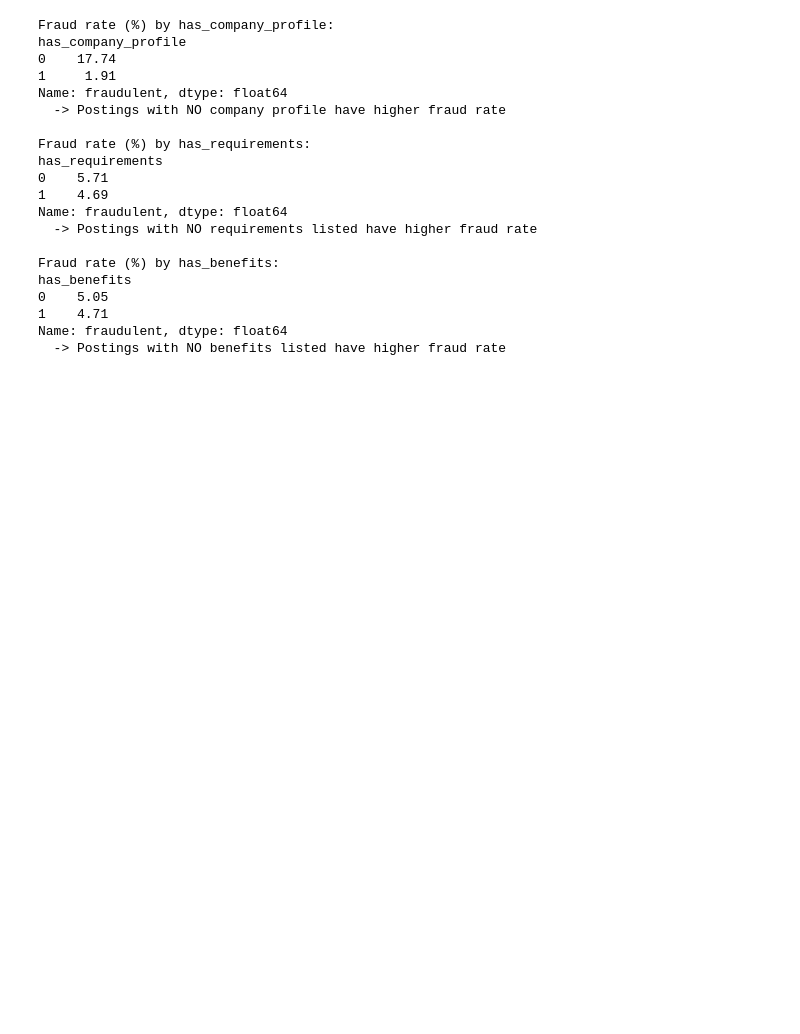
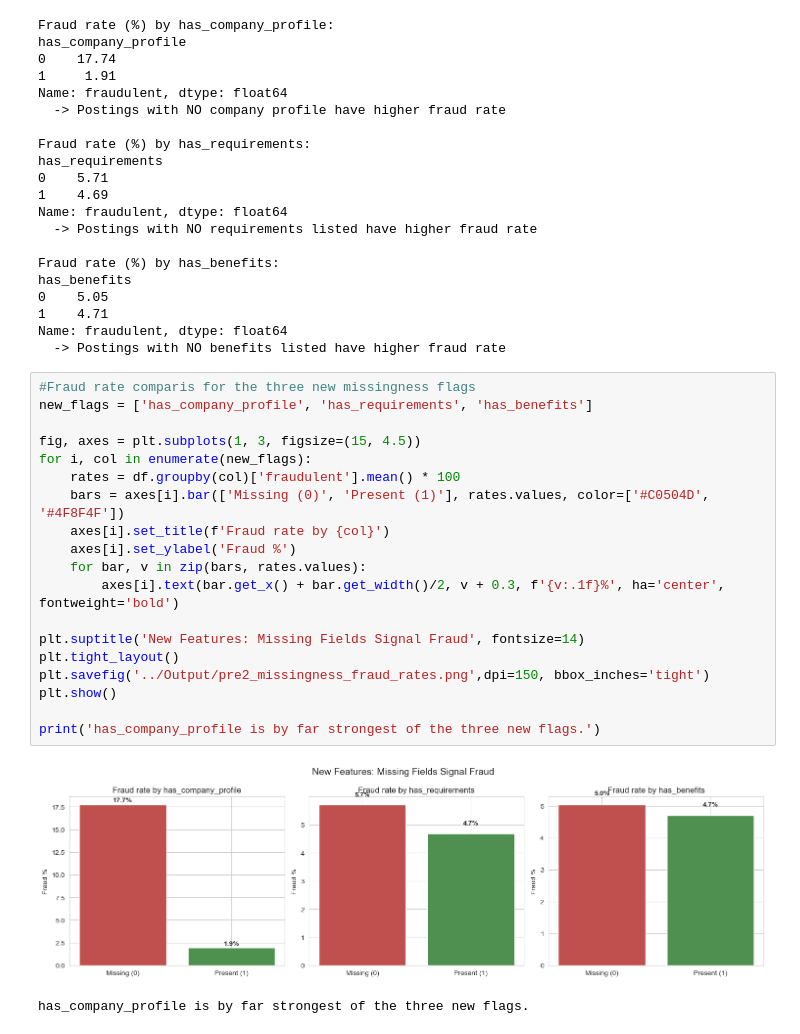
Before and after one commit to P2gohel/MSc-Data-science-Fraud-Job-Detection, a Jupyter notebook: Code/EDA.ipynb, the cells around one changed output. Cells and saved outputs as stored; diff of their text form; blank space fills up the shorter version.

```diff
--- a/Code/EDA.ipynb
+++ b/Code/EDA.ipynb
@@ -394,3 +419,25 @@ has_benefits
 1    4.71
 Name: fraudulent, dtype: float64
   -> Postings with NO benefits listed have higher fraud rate
+# %%
+#Fraud rate comparis for the three new missingness flags
+new_flags = ['has_company_profile', 'has_requirements', 'has_benefits']
+
+fig, axes = plt.subplots(1, 3, figsize=(15, 4.5))
+for i, col in enumerate(new_flags):
+    rates = df.groupby(col)['fraudulent'].mean() * 100
+    bars = axes[i].bar(['Missing (0)', 'Present (1)'], rates.values, color=['#C0504D', '#4F8F4F'])
+    axes[i].set_title(f'Fraud rate by {col}')
+    axes[i].set_ylabel('Fraud %')
+    for bar, v in zip(bars, rates.values):
+        axes[i].text(bar.get_x() + bar.get_width()/2, v + 0.3, f'{v:.1f}%', ha='center', fontweight='bold')
+
+plt.suptitle('New Features: Missing Fields Signal Fraud', fontsize=14)
+plt.tight_layout()
+plt.savefig('../Output/pre2_missingness_fraud_rates.png',dpi=150, bbox_inches='tight')
+plt.show()
+
+print('has_company_profile is by far strongest of the three new flags.')
+# %% [output]
+[figure, added]
+has_company_profile is by far strongest of the three new flags.
```
Also changed, not shown: parts of 12 cells of this notebook, 6 other files.
